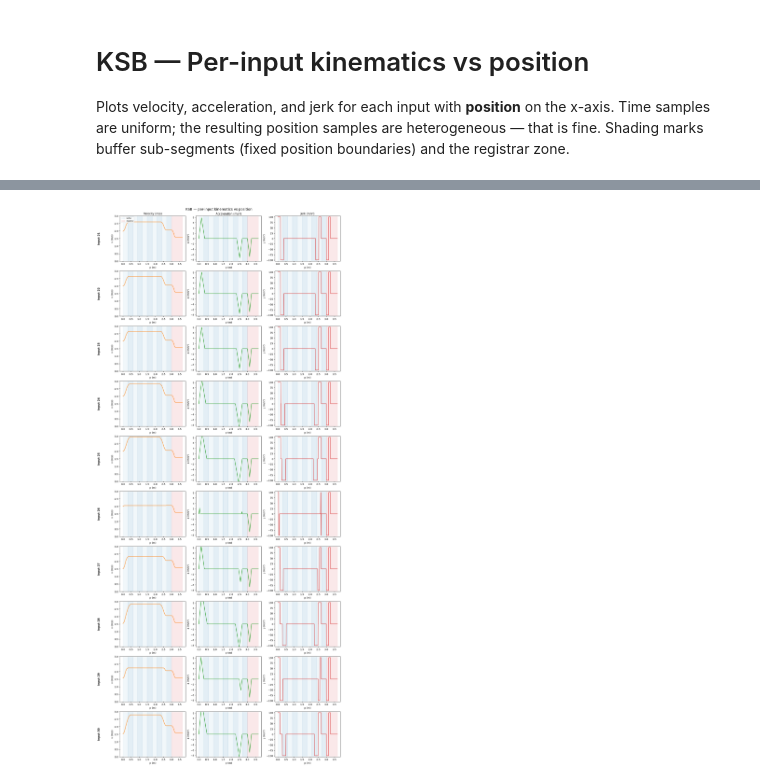
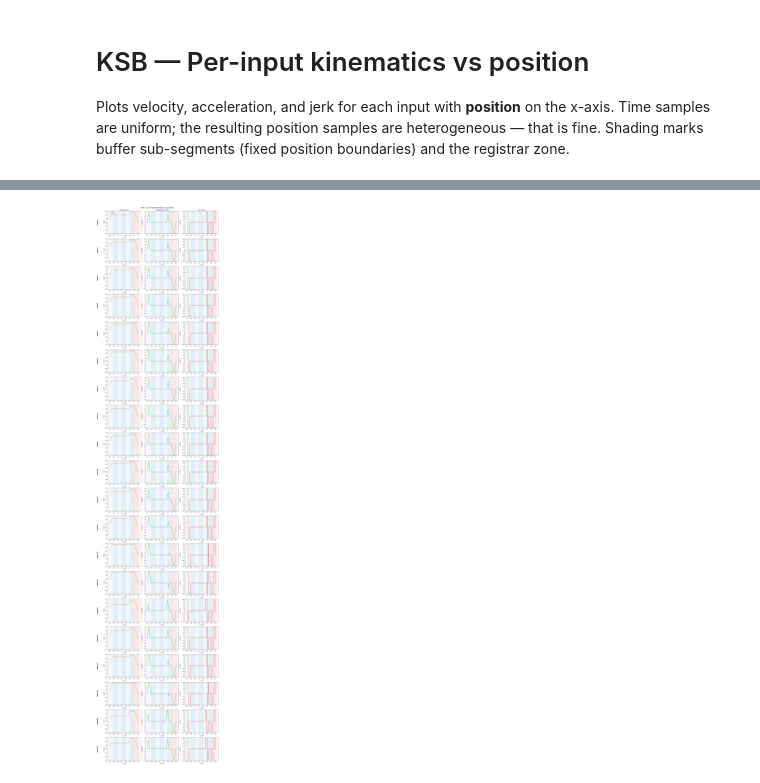
Before and after one commit to JvPost/Portfolio, a Jupyter notebook: ksb/notebooks/plot_inputs_vs_position.ipynb, the cells around one changed output, grey strips where cells are left out. Cells and saved outputs as stored; diff of their text form; code cells hidden in the pictures.

```diff
--- a/ksb/notebooks/plot_inputs_vs_position.ipynb
+++ b/ksb/notebooks/plot_inputs_vs_position.ipynb
@@ -51,6 +51,6 @@ print(result.skip_indices)
 # %%
-N        = 10
-i_start  = 20
+N        = 20
+i_start  = 0
 n_samples = 500
 
 Vmax        = float(cfg.get('Vmax', 3.0))
@@ -126,31 +126,31 @@ for i in range(N):
 
     # col 1 — acceleration
     axes[i, 1].plot(pos, states[A], color='C2')
     _shade(axes[i, 1])
     axes[i, 1].set_xlabel('p (m)')
     axes[i, 1].set_ylabel('a (m/s²)')
     axes[i, 1].set_ylim(-Amax, Amax)
 
     # col 2 — jerk
     if jerk is not None:
         axes[i, 2].plot(pos, jerk, color='C3')
         _shade(axes[i, 2])
         axes[i, 2].set_xlabel('p (m)')
         axes[i, 2].set_ylabel('j (m/s³)')
         axes[i, 2].set_ylim(-jmax * 1.05, jmax * 1.05)
     else:
         axes[i, 2].axis('off')
         axes[i, 2].text(
             0.5, 0.5,
             'Jerk not available\n(segment type has no\nanalytical jerk method)',
             ha='center', va='center',
             transform=axes[i, 2].transAxes,
             fontsize=9, color='gray',
         )
 
     if i == 0:
         axes[i, 0].legend(fontsize=7, loc='upper left')
 
 plt.show()
 # %% [output]
-[figure, old version]
+[figure, new version]
```
Also changed, not shown: parts of 2 cells of this notebook, 13 other files.
